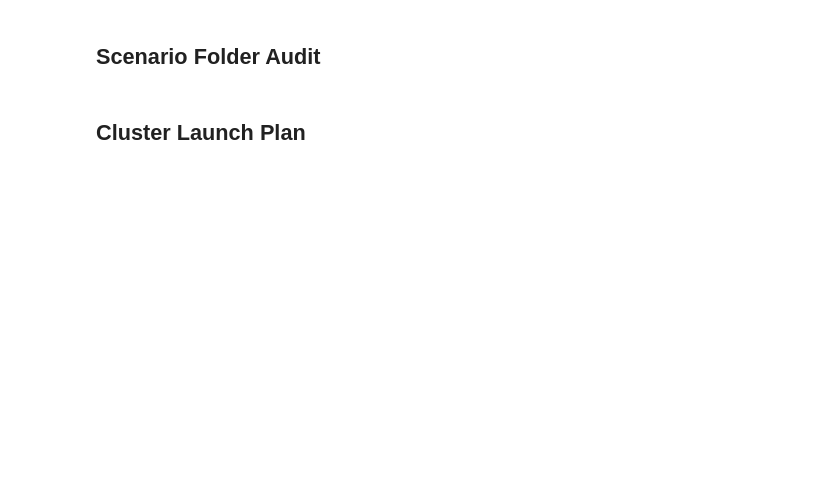
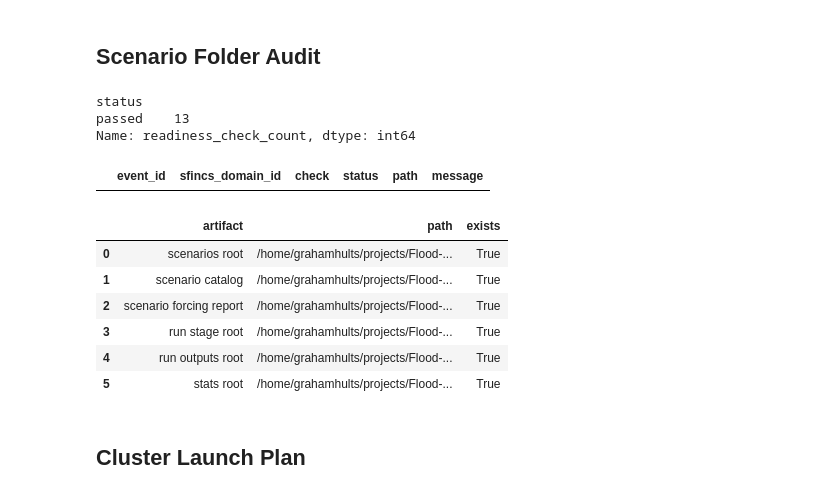
Before and after one commit to SusuXu-s-Lab/Flood-RM, a Jupyter notebook: locations/greensboro/02_flood/05_create_scenarios.ipynb, the cells around one changed output. Saved outputs shown, nothing was run; the diff lists cells and outputs as text; code cells hidden in the pictures; blank space fills up the shorter version.

```diff
--- a/locations/greensboro/02_flood/05_create_scenarios.ipynb
+++ b/locations/greensboro/02_flood/05_create_scenarios.ipynb
@@ -121,12 +305,43 @@ scenario_report
 # %% [markdown]
 ## Scenario Folder Audit
 # %%
+if accepted_event_ids:
+    scenario_audit = audit_inland_coupled_batch_readiness(
+        runtime_config,
+        {"location_root": location_root},
+        catalog_path=scenario_catalog_path,
+        event_ids=accepted_event_ids,
+    )
+    display(scenario_audit["status"].value_counts().rename("readiness_check_count"))
+    display(scenario_audit.loc[scenario_audit["status"].ne("passed")].head(30))
+
+    failed_checks = scenario_audit.loc[scenario_audit["status"].ne("passed")]
+    if not failed_checks.empty and stage_scenarios:
+        raise RuntimeError("SFINCS scenario staging is not end-to-end ready; resolve failed readiness checks before cluster submission.")
+else:
+    scenario_audit = pd.DataFrame()
+    display(pd.Series({"status": "no accepted events to audit yet"}, name="scenario_folder_audit"))
+
 exists_table(location_root, {
     "scenarios root": sfincs_config["paths"]["scenarios_root"],
+    "scenario catalog": f"{sfincs_config['paths']['scenarios_root']}/scenario_catalog.csv",
+    "scenario forcing report": f"{sfincs_config['paths']['scenarios_root']}/scenario_forcing_report.csv",
     "run stage root": sfincs_config["paths"]["run_root"],
     "run outputs root": sfincs_config["paths"]["storage_root"],
     "stats root": sfincs_config["paths"]["stats_root"],
 })
+# %% [output]
+status
+passed    13
+Name: readiness_check_count, dtype: int64
+|  | event_id | sfincs_domain_id | check | status | path | message |
+|  | artifact | path | exists |
+| 0 | scenarios root | /home/grahamhults/projects/Flood-... | True |
+| 1 | scenario catalog | /home/grahamhults/projects/Flood-... | True |
+| 2 | scenario forcing report | /home/grahamhults/projects/Flood-... | True |
+| 3 | run stage root | /home/grahamhults/projects/Flood-... | True |
+| 4 | run outputs root | /home/grahamhults/projects/Flood-... | True |
+| 5 | stats root | /home/grahamhults/projects/Flood-... | True |
 # %% [markdown]
 ## Cluster Launch Plan
 # %%
```
Also changed, not shown: parts of 9 cells of this notebook, 12 other files.
